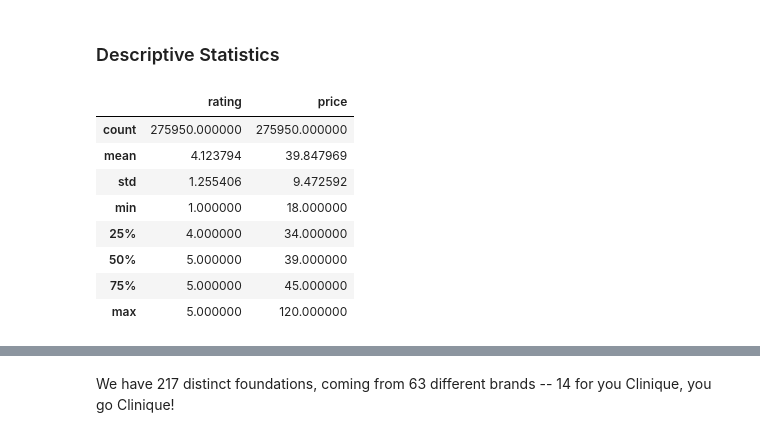
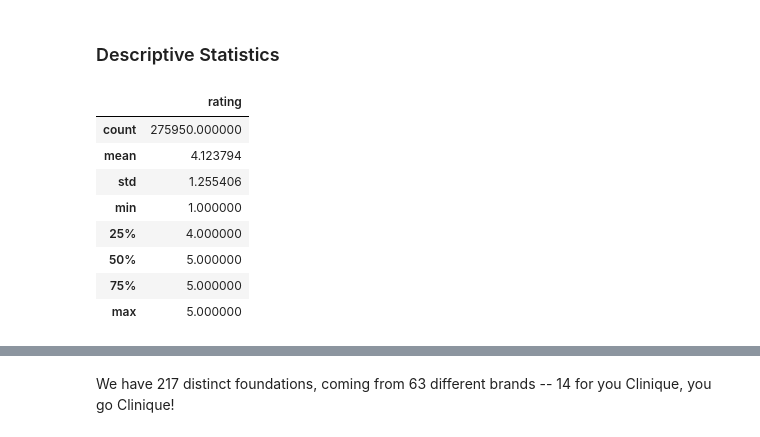
Before and after one commit to stellahkim93/Sephora, a Jupyter notebook: Sephora_Analysis.ipynb, the cells around one changed output, grey strips where cells are left out. Drawn from its saved outputs; the diff is of its cells as text; code cells hidden in the pictures.

```diff
--- a/Sephora_Analysis.ipynb
+++ b/Sephora_Analysis.ipynb
@@ -9,5 +11,5 @@ import seaborn as sns
 # %%
 pd.set_option('display.max_columns', None)
-pd.set_option('display.max_rows', None)
+pd.set_option('display.max_rows', 100)
 # %%
 reviews = pd.read_csv("./data/sephora_reviews_final.csv")
@@ -101,14 +64,14 @@ dtype: float64
 # %% [markdown]
 ### Descriptive Statistics
 # %%
-reviews.describe()
+reviews[["rating"]].describe()
 # %% [output]
-|  | rating | price |
-| count | 275950.000000 | 275950.000000 |
-| mean | 4.123794 | 39.847969 |
-| std | 1.255406 | 9.472592 |
-| min | 1.000000 | 18.000000 |
-| 25% | 4.000000 | 34.000000 |
-| 50% | 5.000000 | 39.000000 |
-| 75% | 5.000000 | 45.000000 |
-| max | 5.000000 | 120.000000 |
+|  | rating |
+| count | 275950.000000 |
+| mean | 4.123794 |
+| std | 1.255406 |
+| min | 1.000000 |
+| 25% | 4.000000 |
+| 50% | 5.000000 |
+| 75% | 5.000000 |
+| max | 5.000000 |
```
Also changed, not shown: parts of 107 cells of this notebook.
